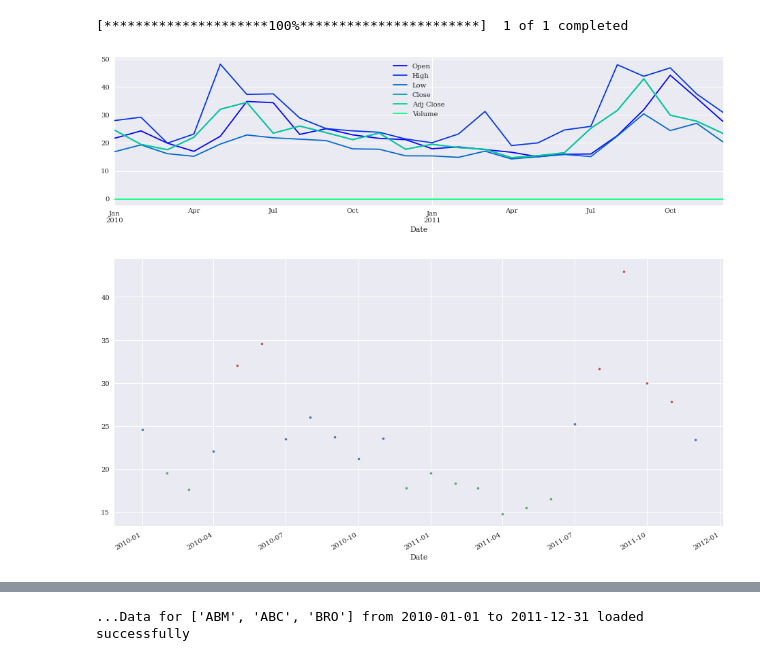
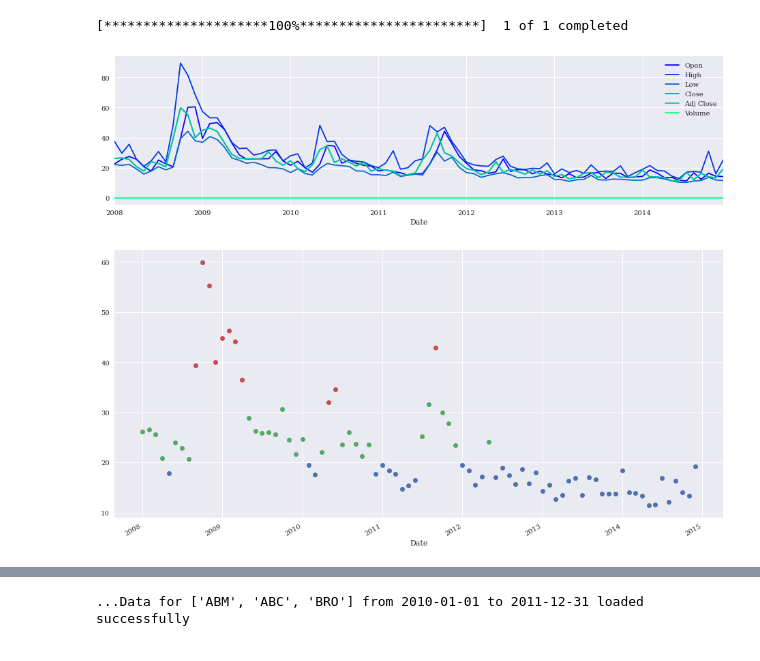
Before and after one commit to QAM-ATC/Risk, a Jupyter notebook: testRegime.ipynb, the cells around one changed output, grey strips where cells are left out. Saved outputs shown, nothing was run; the diff lists cells and outputs as text; code cells hidden in the pictures.

```diff
--- a/testRegime.ipynb
+++ b/testRegime.ipynb
@@ -28,31 +48,31 @@ print(np.sum(list(wts[1].values())),np.sum(list(wts[-1].values())),np.sum(list(w
 wts
 # %%
 import yfinance as yf
-VIX = yf.download("^VIX", start='2010-01-01', end='2011-12-31', interval='1mo')
+VIX = yf.download("^VIX", start='2008-01-01', end='2014-12-31', interval='1mo')
 VIX.index = pd.to_datetime(VIX.index)
 # %% [output]
 [*********************100%***********************]  1 of 1 completed
 # %%
 VIX.plot(figsize=(16,4), cmap='winter');
 # %% [output]
-[figure, old version]
+[figure, new version]
 # %%
 from sklearn.mixture import GaussianMixture
-data = VIX['Adj Close'].values.reshape(-1, 1)
+df = VIX['Adj Close'].values.reshape(-1, 1)
 gmm = GaussianMixture(n_components=3)
-gmm.fit(data)
-labels = gmm.predict(data)
+gmm.fit(df)
+labels = gmm.predict(df)
 u_labels = np.unique(labels)
 # %%
 import matplotlib.pyplot as plt
 
 fig, ax=  plt.subplots()
 
 regimes_df = pd.DataFrame(data = {'VIX': VIX['Adj Close'], 'Regime': labels}, index=VIX.index)
 
 for regimes in regimes_df.Regime.value_counts().index.tolist():
-    regimes_df.VIX[regimes_df.Regime == regimes].plot(figsize=(16, 8), ax=ax, marker='.', ls="")
+    regimes_df.VIX[regimes_df.Regime == regimes].plot(figsize=(16, 8), ax=ax, marker='o', ls="")
 
 plt.show()
 # %% [output]
-[figure, old version]
+[figure, new version]
```
Also changed, not shown: parts of 6 cells of this notebook, 7 other files.
